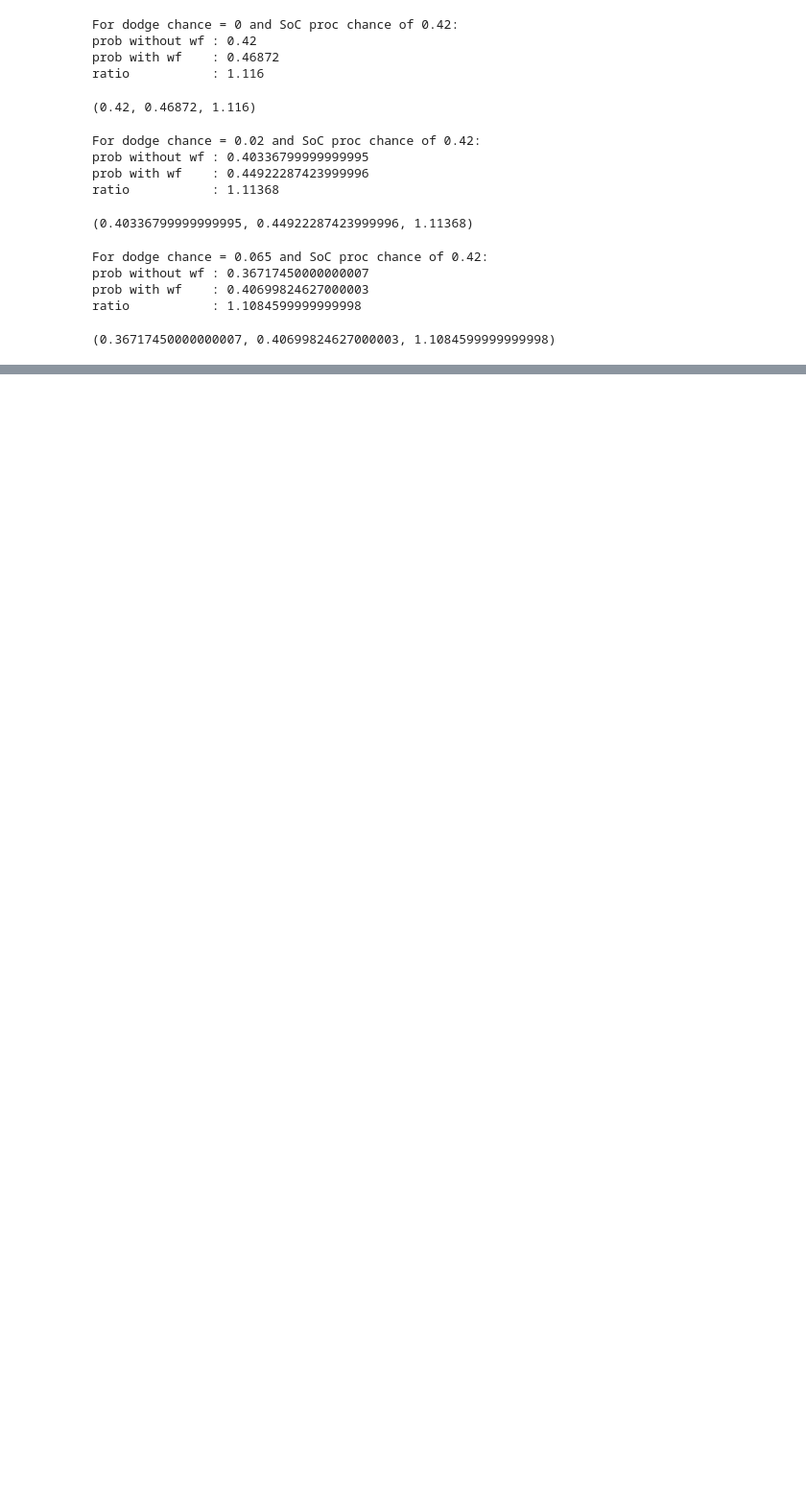
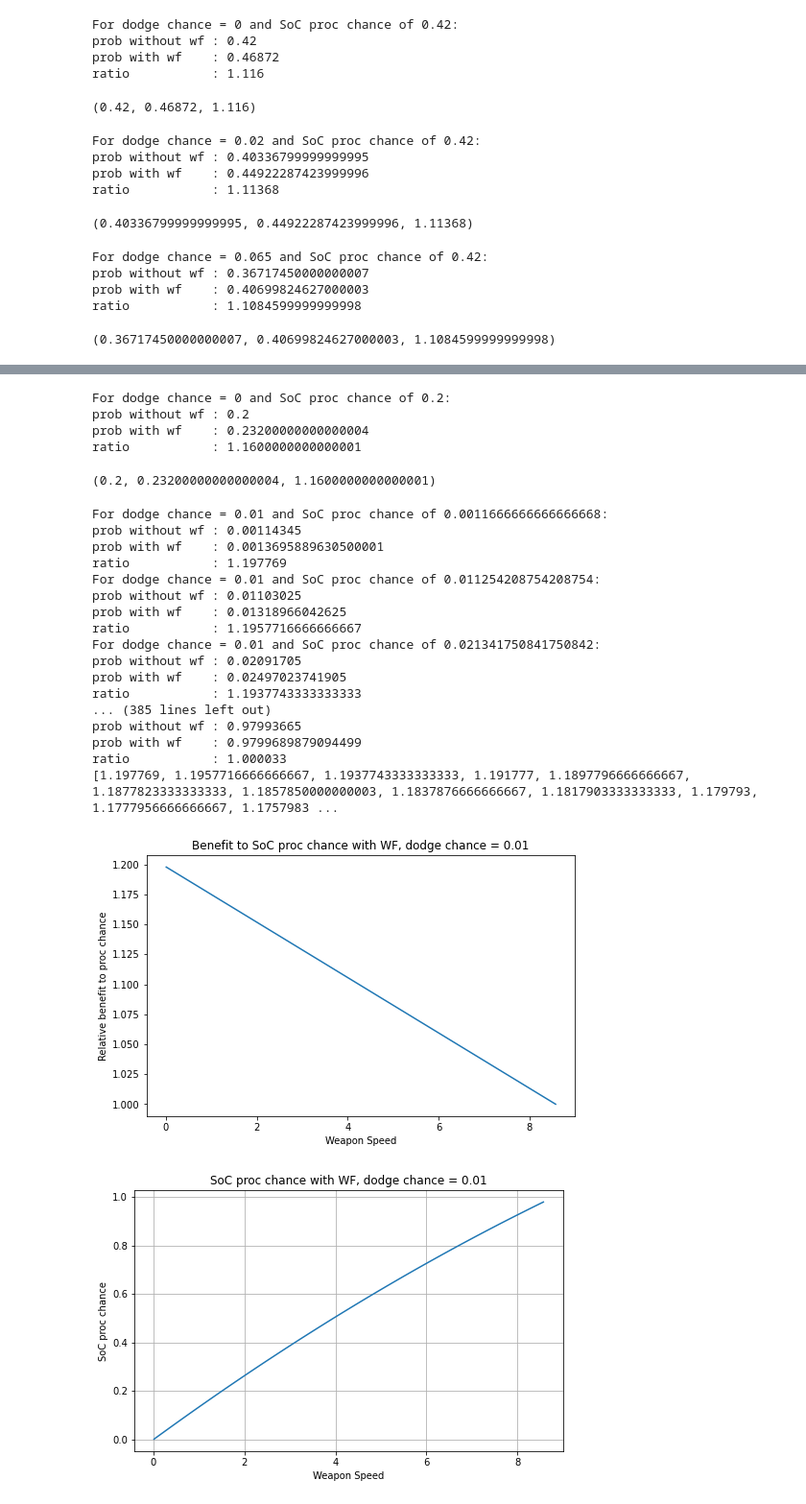
Before and after one commit to hypernormalisation/zeal, a Jupyter notebook: SoC.ipynb, the cells around one changed output, grey strips where cells are left out. Shown: that part at 96% size. Saved outputs shown, nothing was run; the diff lists cells and outputs as text; code cells hidden in the pictures; blank space fills up the shorter version.

```diff
--- a/SoC.ipynb
+++ b/SoC.ipynb
@@ -48,0 +92,70 @@ ratio           : 1.1084599999999998
+# %%
+get_soc_wf_ratio(0, 0.2)
+# %% [output]
+For dodge chance = 0 and SoC proc chance of 0.2:
+prob without wf : 0.2
+prob with wf    : 0.23200000000000004
+ratio           : 1.1600000000000001
+(0.2, 0.23200000000000004, 1.1600000000000001)
+# %%
+%config InlineBackend.print_figure_kwargs={'facecolor' : "w"}
+
+import numpy as np
+import matplotlib
+import matplotlib.pyplot as plt
+from matplotlib.figure import Figure
+from matplotlib.backends.backend_agg import FigureCanvasAgg as FigureCanvas
+
+def generate_graph(p_dodge, divisions):
+    speeds = np.linspace(0.01, 8.57, num=divisions)
+    speeds
+    results = []
+    for speed in speeds:
+        proc_soc = 7*speed/60
+        r = get_soc_wf_ratio(p_dodge, proc_soc)
+        results.append(r)
+    ratios = [r[2] for r in results]
+    procs = [r[1] for r in results]
+    print(ratios)
+
+
+    figure = Figure()
+    canvas = FigureCanvas(figure)
+    fig = plt.figure(figsize = (8, 5))
+    # Create the plot
+    plt.plot(speeds, ratios)
+    plt.title(f'Benefit to SoC proc chance with WF, dodge chance = {p_dodge}')
+    plt.ylabel('Relative benefit to proc chance')
+    plt.xlabel('Weapon Speed')
+
+    figure = Figure()
+    canvas = FigureCanvas(figure)
+    fig = plt.figure(figsize = (8, 5))
+    # Create the plot
+    plt.plot(speeds, procs)
+    plt.grid()
+    plt.title(f'SoC proc chance with WF, dodge chance = {p_dodge}')
+    plt.ylabel('SoC proc chance')
+    plt.xlabel('Weapon Speed')
+
+generate_graph(0.01, 100)
+# %% [output]
+For dodge chance = 0.01 and SoC proc chance of 0.0011666666666666668:
+prob without wf : 0.00114345
+prob with wf    : 0.0013695889630500001
+ratio           : 1.197769
+For dodge chance = 0.01 and SoC proc chance of 0.011254208754208754:
+prob without wf : 0.01103025
+prob with wf    : 0.01318966042625
+ratio           : 1.1957716666666667
+For dodge chance = 0.01 and SoC proc chance of 0.021341750841750842:
+prob without wf : 0.02091705
+prob with wf    : 0.02497023741905
+ratio           : 1.1937743333333333
+... (385 lines left out)
+prob without wf : 0.97993665
+prob with wf    : 0.9799689879094499
+ratio           : 1.000033
+[1.197769, 1.1957716666666667, 1.1937743333333333, 1.191777, 1.1897796666666667, 1.1877823333333333, 1.1857850000000003, 1.1837876666666667, 1.1817903333333333, 1.179793, 1.1777956666666667, 1.1757983 ...
+[figure, added]
+[figure, added]
```
Also changed, not shown: parts of 14 cells of this notebook, 4 other files.
